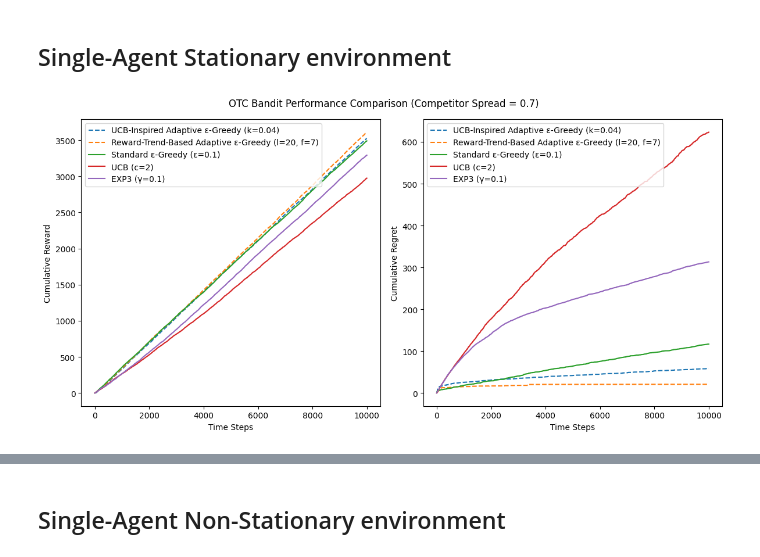
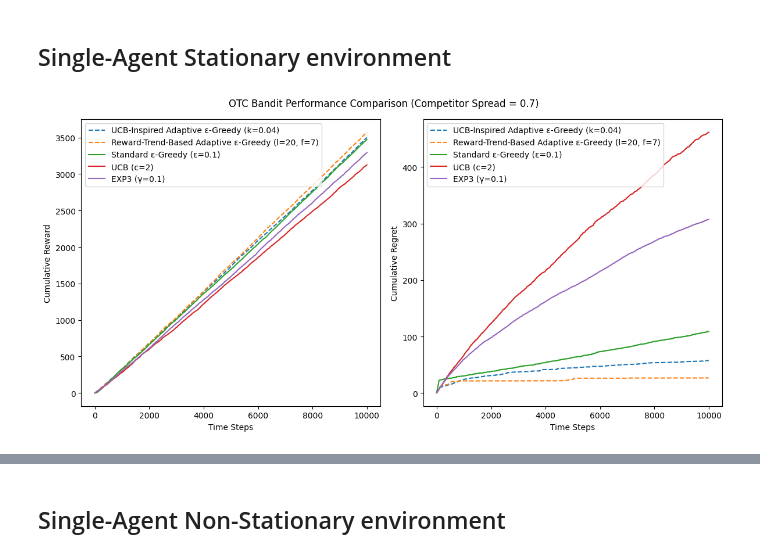
Before and after one commit to jessie-1001/RS-PROJECT, a Jupyter notebook: New_Algorithm_in_OTC.ipynb, the cells around one changed output, grey strips where cells are left out. Cells and saved outputs as stored; diff of their text form; code cells hidden in the pictures.

```diff
--- a/New_Algorithm_in_OTC.ipynb
+++ b/New_Algorithm_in_OTC.ipynb
@@ -177,16 +177,7 @@ class OTCEnvironment:
         self.alpha = alpha  # Logistic decay steepness (market competitiveness)
 
     def get_execution_prob(self, s):
-        """
-        Calculate execution probability for a given spread using logistic function
-        - Lower spreads (< competitor) have exponentially decreasing advantage
-        - Higher spreads (>= competitor) have reduced execution probability
-        """
-        if s < self.competitor_spread:
-            # Favorable spread: probability decreases with distance from competitor
-            return 1 / (1 + np.exp(self.alpha * (s - self.competitor_spread)))
-        # Unfavorable spread: additional penalty for being worse than competitor
-        return 1 / (1 + np.exp(self.alpha * (s - self.competitor_spread + 0.1)))
+        return 1 / (1 + np.exp(self.alpha * (s - self.competitor_spread)))
 
     def pull_arm(self, arm):
         """Simulate arm pull with probabilistic reward (spread * execution probability)"""
@@ -318,34 +309,34 @@ for config in algo_configs:
     )
 
 # ==========================
 # Visualization
 # ==========================
 dashed_lines = 2
 plt.figure(figsize=(12, 6))
 
 # Reward Plot
 plt.subplot(1, 2, 1)
 for idx, (label, (reward_curve, _, _)) in enumerate(results.items()):
     linestyle = '--' if idx < dashed_lines else '-' # First two algorithms get dashed lines
     plt.plot(reward_curve, label=label, linestyle=linestyle)
 plt.xlabel("Time Steps")
 plt.ylabel("Cumulative Reward")
 plt.legend()
 
 # Regret Plot
 plt.subplot(1, 2, 2)
 for idx, (label, (_, regret_curve, _)) in enumerate(results.items()):
     linestyle = '--' if idx < dashed_lines else '-'
     plt.plot(regret_curve, label=label, linestyle=linestyle)
 plt.xlabel("Time Steps")
 plt.ylabel("Cumulative Regret")
 plt.legend()
 
 plt.suptitle(f"OTC Bandit Performance Comparison (Competitor Spread = {competitor_spread})")
 plt.tight_layout()
 plt.show()
 # %% [output]
-[figure, old version]
+[figure, new version]
 # %%
 # ==========================
 # Visualization: Arm Selection Probability with Focused Legends (FIXED)
```
Also changed, not shown: parts of 6 cells of this notebook.
